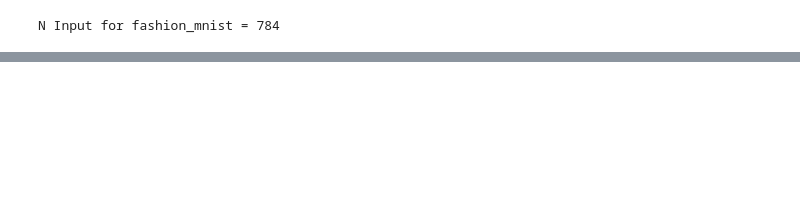
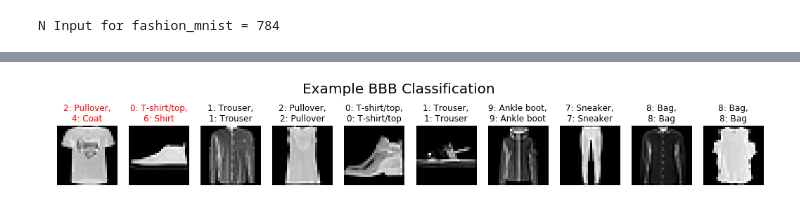
Before and after one commit to chongguo/ADVI-pymc3-Fashion-MNIST, a Jupyter notebook: BBB_part_2_SH.ipynb, the cells around one changed output, grey strips where cells are left out. Cells and saved outputs as stored; diff of their text form; code cells hidden in the pictures; blank space fills up the shorter version.

```diff
--- a/BBB_part_2_SH.ipynb
+++ b/BBB_part_2_SH.ipynb
@@ -180,7 +141,0 @@ def construct_nn(ann_input, ann_output):
-# %%
-minibatch_x = pm.Minibatch(X_train, batch_size=40)
-minibatch_y = pm.Minibatch(y_train, batch_size=40)
-neural_network_minibatch = construct_nn(minibatch_x, minibatch_y)
-with neural_network_minibatch:
-    inference = pm.ADVI()
-    approx = pm.fit(10000, method=inference)
@@ -219,0 +218,4 @@ fig.show()
+# %%
+# Draw samples from variational posterior (the weights in the network)
+n_draws = 1000 # > 2k hangs for almost all network sizes on my 2018 MBP -SH
+trace = approx.sample(draws=n_draws)
@@ -219,0 +242,8 @@ fig.show()
+# %%
+# network at performance on the test set
+(n_train,n_input) = X_test.shape
+test_x = theano.shared(X_test)
+test_y = theano.shared(y_test)
+NN_model_test = construct_nn(test_x, test_y, n_input, n_output, n_train, n_hidden_1=lm[0],n_hidden_2=lm[1])
+with NN_model_test:
+    ppc_test = pm.sample_ppc(trace, samples=100)
@@ -219,0 +258,21 @@ fig.show()
+# %%
+# PLot random subset of images
+n_plot_samples = 10
+rand_samps = np.random.choice(X_test.shape[0],size=n_plot_samples)
+
+figsize = (18,3); fontsize = 16;
+f, axs = plt.subplots(1, n_plot_samples, figsize=figsize);
+
+for rs,ax in zip(rand_samps,axs):
+    ax.imshow(imgvec2img(X_train[rs]),cmap='gray');
+    tl = "{}: {},\n{}: {}".format(test_y_pred[rs],label_dict[test_y_pred[rs]],y_test[rs],label_dict[y_test[rs]])
+    if test_y_pred[rs] == y_test[rs]:
+        ax.set_title(tl,color='k');
+    else:
+        ax.set_title(tl,color='r');
+    ax.axis('off');
+    sns.despine();
+
+f.suptitle("Example BBB Classification",fontsize=fontsize+4);
+# %% [output]
+[figure, added]
```
Also changed, not shown: parts of 34 cells of this notebook, 1 other file.
